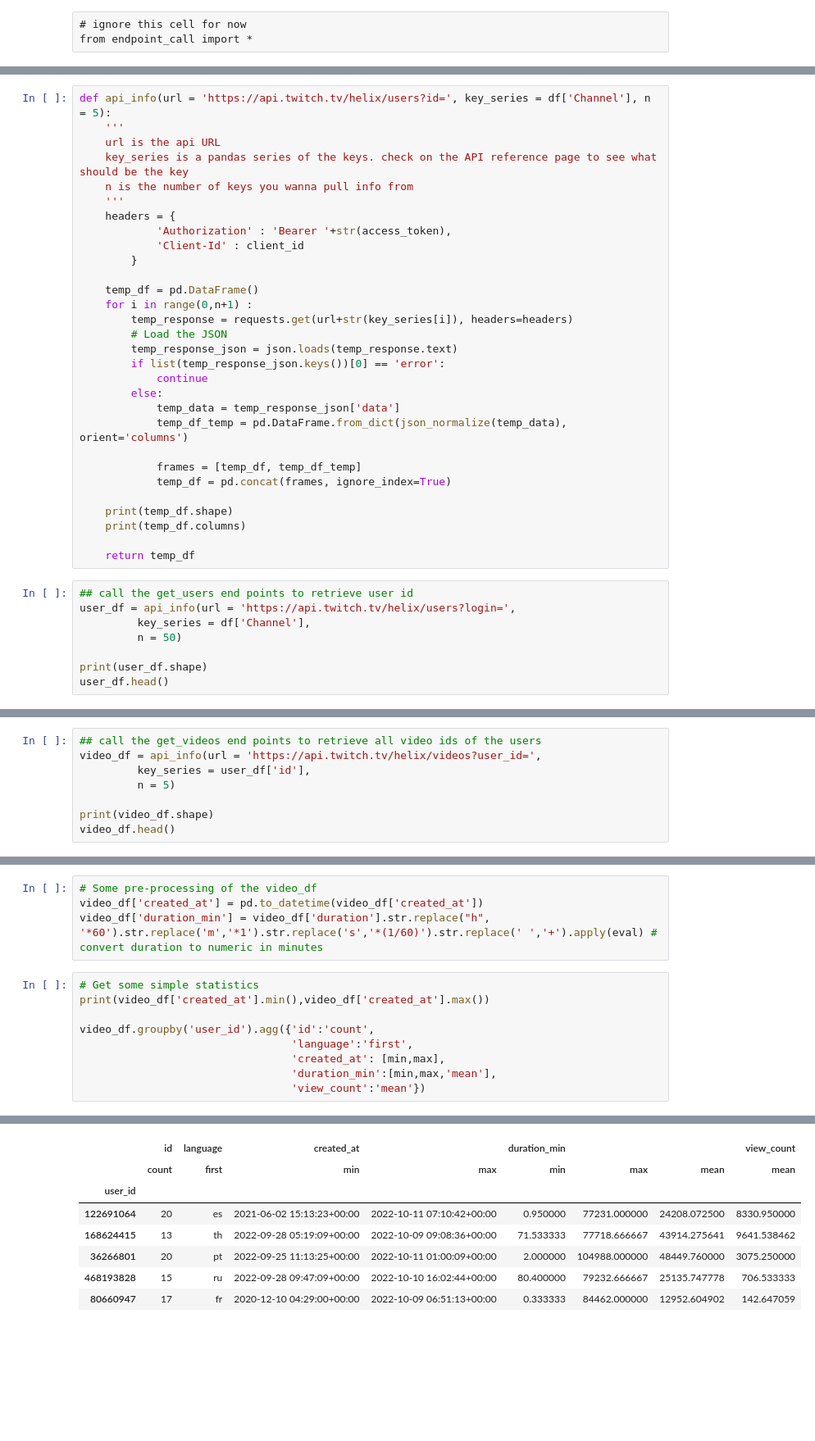
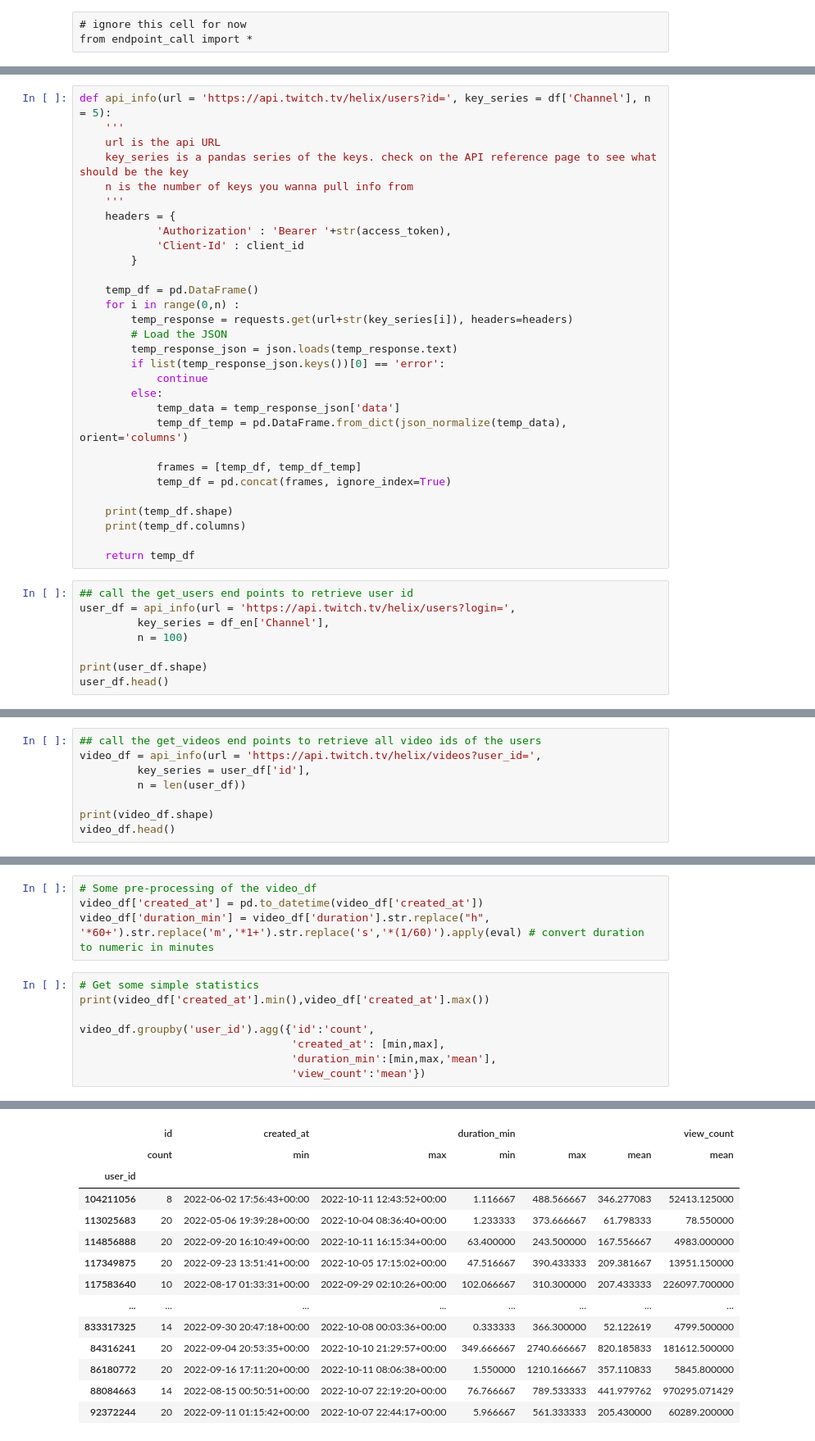
Before and after one commit to pearl-yu/twitch_project, a Jupyter notebook: 10112022.ipynb, the cells around one changed output, grey strips where cells are left out. Shown: that part at 82% size. Drawn from its saved outputs; the diff is of its cells as text; blank space fills up the shorter version.

```diff
--- a/10112022.ipynb
+++ b/10112022.ipynb
@@ -99,7 +105,7 @@ def api_info(url = 'https://api.twitch.tv/helix/users?id=', key_series = df['Cha
         }
 
     temp_df = pd.DataFrame()
-    for i in range(0,n+1) :
+    for i in range(0,n) :
         temp_response = requests.get(url+str(key_series[i]), headers=headers)
         # Load the JSON
         temp_response_json = json.loads(temp_response.text)
@@ -119,8 +125,8 @@ def api_info(url = 'https://api.twitch.tv/helix/users?id=', key_series = df['Cha
 # %%
 ## call the get_users end points to retrieve user id
 user_df = api_info(url = 'https://api.twitch.tv/helix/users?login=',
-         key_series = df['Channel'],
-         n = 50)
+         key_series = df_en['Channel'],
+         n = 100)
 
 print(user_df.shape)
 user_df.head()
@@ -141,7 +147,7 @@ Index(['id', 'login', 'display_name', 'type', 'broadcaster_type',
 ## call the get_videos end points to retrieve all video ids of the users
 video_df = api_info(url = 'https://api.twitch.tv/helix/videos?user_id=',
          key_series = user_df['id'],
-         n = 5)
+         n = len(user_df))
 
 print(video_df.shape)
 video_df.head()
@@ -162,13 +168,12 @@ Index(['id', 'stream_id', 'user_id', 'user_login', 'user_name', 'title',
 # %%
 # Some pre-processing of the video_df
 video_df['created_at'] = pd.to_datetime(video_df['created_at'])
-video_df['duration_min'] = video_df['duration'].str.replace("h", '*60').str.replace('m','*1').str.replace('s','*(1/60)').str.replace(' ','+').apply(eval) # convert duration to numeric in minutes
+video_df['duration_min'] = video_df['duration'].str.replace("h", '*60+').str.replace('m','*1+').str.replace('s','*(1/60)').apply(eval) # convert duration to numeric in minutes
 # %%
 # Get some simple statistics
 print(video_df['created_at'].min(),video_df['created_at'].max())
 
 video_df.groupby('user_id').agg({'id':'count',
-                                 'language':'first',
                                  'created_at': [min,max],
                                  'duration_min':[min,max,'mean'],
                                  'view_count':'mean'})
@@ -177,8 +182,14 @@ video_df.groupby('user_id').agg({'id':'count',
-|  | id | language | created_at |  | duration_min |  |  | view_count |
-|  | count | first | min | max | min | max | mean | mean |
-| user_id |  |  |  |  |  |  |  |  |
-| 122691064 | 20 | es | 2021-06-02 15:13:23+00:00 | 2022-10-11 07:10:42+00:00 | 0.950000 | 77231.000000 | 24208.072500 | 8330.950000 |
-| 168624415 | 13 | th | 2022-09-28 05:19:09+00:00 | 2022-10-09 09:08:36+00:00 | 71.533333 | 77718.666667 | 43914.275641 | 9641.538462 |
-| 36266801 | 20 | pt | 2022-09-25 11:13:25+00:00 | 2022-10-11 01:00:09+00:00 | 2.000000 | 104988.000000 | 48449.760000 | 3075.250000 |
-| 468193828 | 15 | ru | 2022-09-28 09:47:09+00:00 | 2022-10-10 16:02:44+00:00 | 80.400000 | 79232.666667 | 25135.747778 | 706.533333 |
-| 80660947 | 17 | fr | 2020-12-10 04:29:00+00:00 | 2022-10-09 06:51:13+00:00 | 0.333333 | 84462.000000 | 12952.604902 | 142.647059 |
+|  | id | created_at |  | duration_min |  |  | view_count |
+|  | count | min | max | min | max | mean | mean |
+| user_id |  |  |  |  |  |  |  |
+| 104211056 | 8 | 2022-06-02 17:56:43+00:00 | 2022-10-11 12:43:52+00:00 | 1.116667 | 488.566667 | 346.277083 | 52413.125000 |
+| 113025683 | 20 | 2022-05-06 19:39:28+00:00 | 2022-10-04 08:36:40+00:00 | 1.233333 | 373.666667 | 61.798333 | 78.550000 |
+| 114856888 | 20 | 2022-09-20 16:10:49+00:00 | 2022-10-11 16:15:34+00:00 | 63.400000 | 243.500000 | 167.556667 | 4983.000000 |
+| 117349875 | 20 | 2022-09-23 13:51:41+00:00 | 2022-10-05 17:15:02+00:00 | 47.516667 | 390.433333 | 209.381667 | 13951.150000 |
+| 117583640 | 10 | 2022-08-17 01:33:31+00:00 | 2022-09-29 02:10:26+00:00 | 102.066667 | 310.300000 | 207.433333 | 226097.700000 |
+| ... | ... | ... | ... | ... | ... | ... | ... |
+| 833317325 | 14 | 2022-09-30 20:47:18+00:00 | 2022-10-08 00:03:36+00:00 | 0.333333 | 366.300000 | 52.122619 | 4799.500000 |
+| 84316241 | 20 | 2022-09-04 20:53:35+00:00 | 2022-10-10 21:29:57+00:00 | 349.666667 | 2740.666667 | 820.185833 | 181612.500000 |
+| 86180772 | 20 | 2022-09-16 17:11:20+00:00 | 2022-10-11 08:06:38+00:00 | 1.550000 | 1210.166667 | 357.110833 | 5845.800000 |
+| 88084663 | 14 | 2022-08-15 00:50:51+00:00 | 2022-10-07 22:19:20+00:00 | 76.766667 | 789.533333 | 441.979762 | 970295.071429 |
+| 92372244 | 20 | 2022-09-11 01:15:42+00:00 | 2022-10-07 22:44:17+00:00 | 5.966667 | 561.333333 | 205.430000 | 60289.200000 |
```
Also changed, not shown: parts of 56 cells of this notebook.
